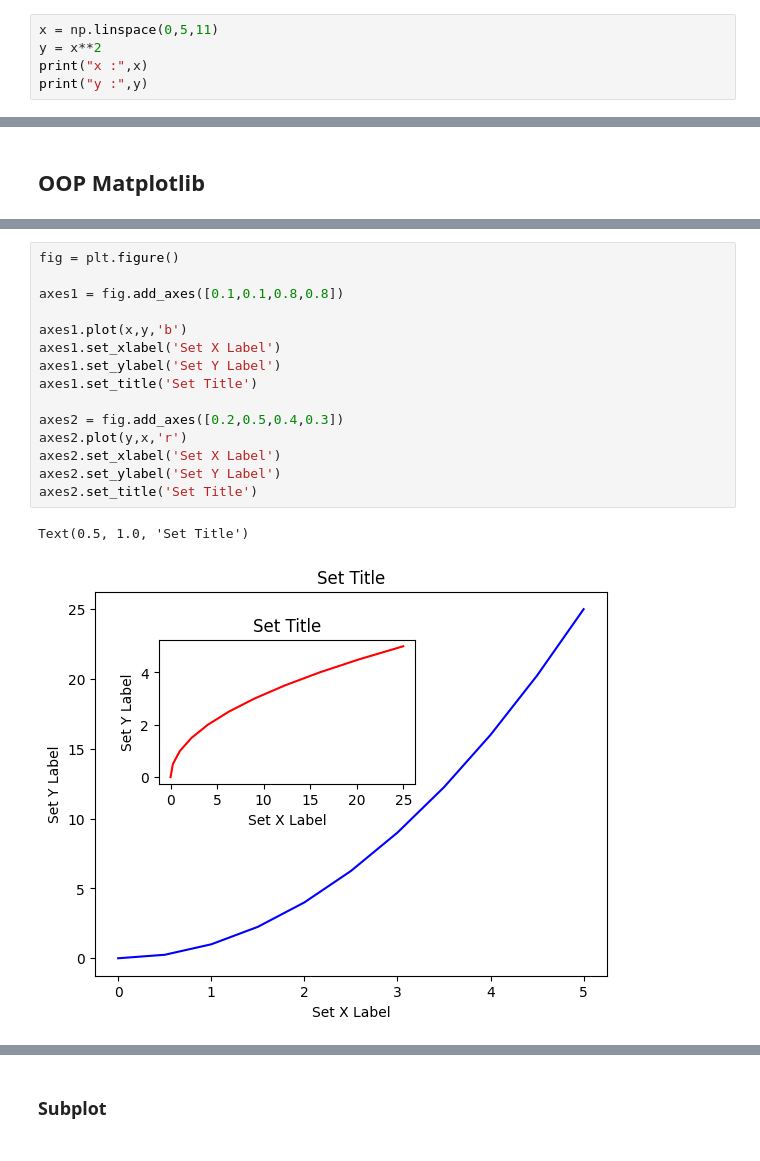
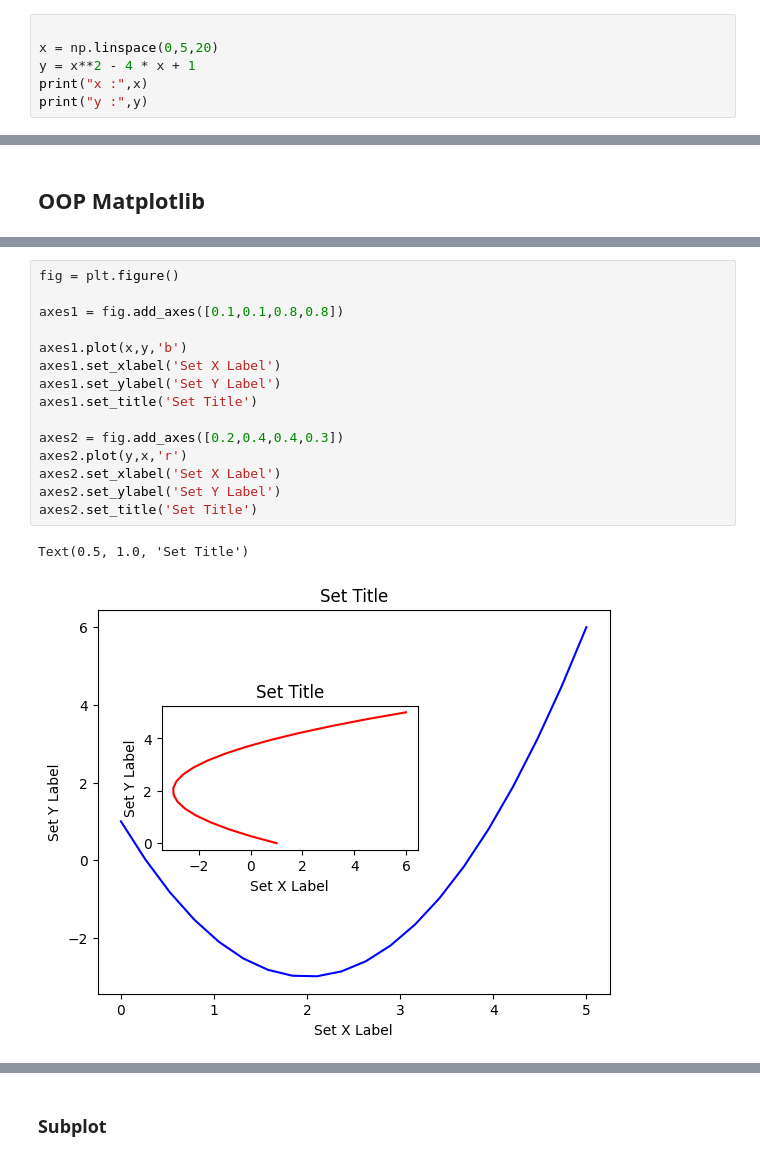
Before and after one commit to TheGeekers/DataScience-Notebooks, a Jupyter notebook: matplotlib/Matplotlib.ipynb, the cells around one changed output, grey strips where cells are left out. Drawn from its saved outputs; the diff is of its cells as text.

```diff
--- a/matplotlib/Matplotlib.ipynb
+++ b/matplotlib/Matplotlib.ipynb
@@ -5,6 +9,7 @@ import matplotlib.pyplot as plt
 # %%
-x = np.linspace(0,5,11)
-y = x**2
+
+x = np.linspace(0,5,20)
+y = x**2 - 4 * x + 1
 print("x :",x)
 print("y :",y)
 # %% [output]
@@ -56,21 +82,21 @@ Text(0.5, 1.0, 'Set Title')
 # %%
 fig = plt.figure()
 
 axes1 = fig.add_axes([0.1,0.1,0.8,0.8])
 
 axes1.plot(x,y,'b')
 axes1.set_xlabel('Set X Label')
 axes1.set_ylabel('Set Y Label')
 axes1.set_title('Set Title')
 
-axes2 = fig.add_axes([0.2,0.5,0.4,0.3])
+axes2 = fig.add_axes([0.2,0.4,0.4,0.3])
 axes2.plot(y,x,'r')
 axes2.set_xlabel('Set X Label')
 axes2.set_ylabel('Set Y Label')
 axes2.set_title('Set Title')
 # %% [output]
 Text(0.5, 1.0, 'Set Title')
-[figure, old version]
+[figure, new version]
 # %%
 fig1 = plt.figure()
 fig2 = plt.figure()
```
Also changed, not shown: parts of 29 cells of this notebook.
